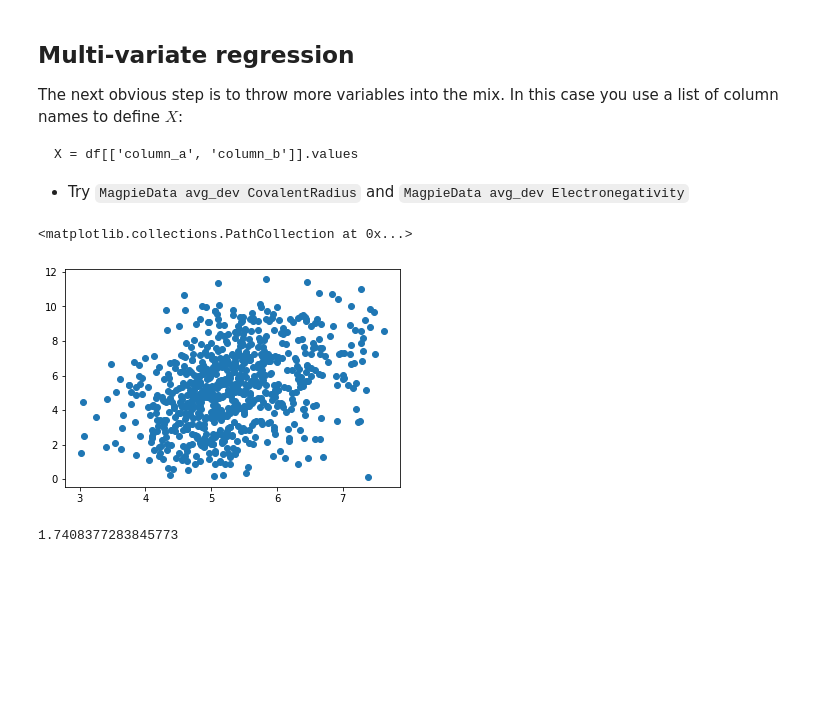
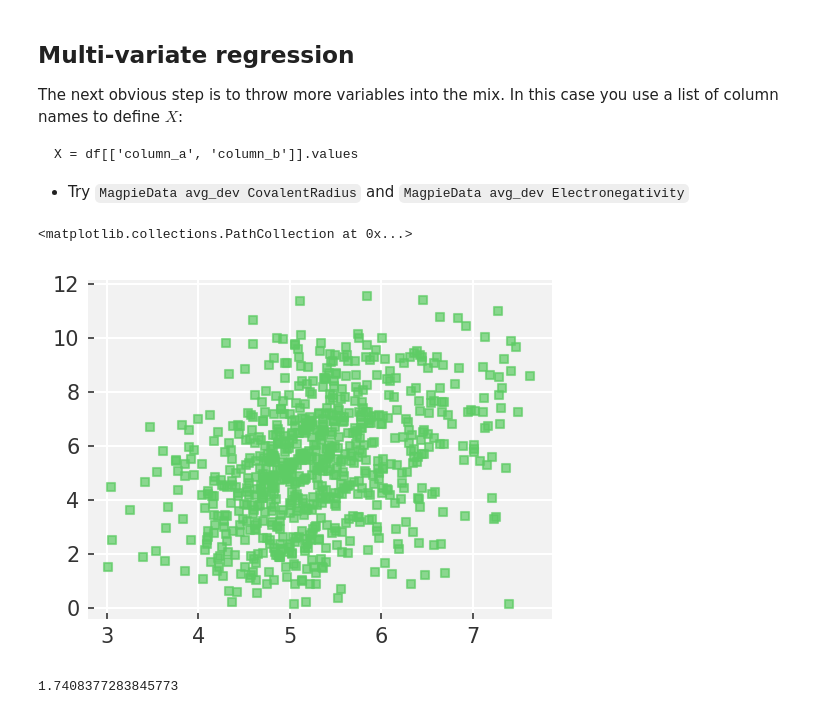
Before and after one commit to keeeto/explainable-trees, a Jupyter notebook: notebooks/classical-ml.ipynb, the cells around one changed output. Cells and saved outputs as stored; diff of their text form; code cells hidden in the pictures; blank space fills up the shorter version.

```diff
--- a/notebooks/classical-ml.ipynb
+++ b/notebooks/classical-ml.ipynb
@@ -7,6 +7,7 @@ import itertools
 import numpy as np
 import os
 os.environ['CUDA_VISIBLE_DEVICES'] = '-1'
+plt.style.use('sciml-style')
 # %% [markdown]
 ## Import the dataset
 
@@ -118,10 +119,10 @@ regr = linear_model.LinearRegression()
 model = regr.fit(X, y)
 y_pred = regr.predict(X)
 # %%
-plt.scatter(y_pred, y)
+plt.scatter(y_pred, y, alpha=0.7)
 # %% [output]
 <matplotlib.collections.PathCollection at 0x...>
-[figure, old version]
+[figure, new version]
 # %%
 metrics.mean_absolute_error(y, y_pred)
 # %% [output]
```
Also changed, not shown: parts of 30 cells of this notebook.
